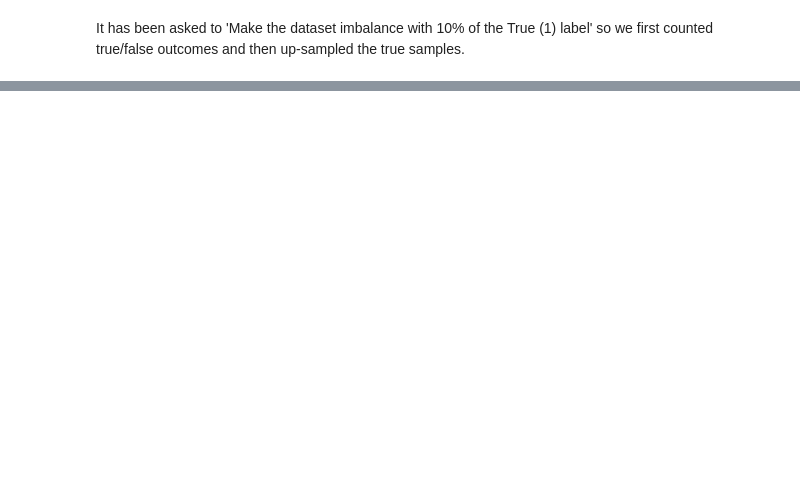
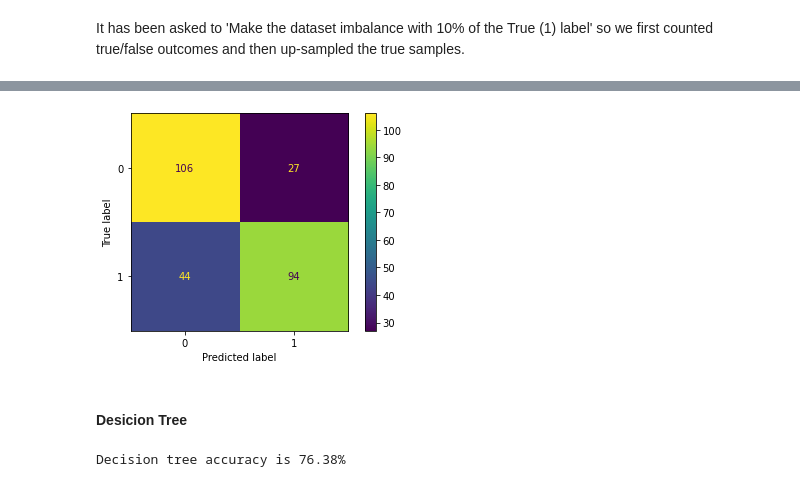
Before and after one commit to mahdigheidi/PimaIndiansDiabetes, a Jupyter notebook: task_notebook.ipynb, the cells around one changed output, grey strips where cells are left out. Saved outputs shown, nothing was run; the diff lists cells and outputs as text; code cells hidden in the pictures; blank space fills up the shorter version.

```diff
--- a/task_notebook.ipynb
+++ b/task_notebook.ipynb
@@ -105,0 +179,16 @@ ModuleNotFoundError: No module named 'imblearn'
+# %%
+plot_confusion_matrix(knn, X_test, y_test)
+plt.show()
+# %% [output]
+[figure, added]
+# %% [markdown]
+#### Desicion Tree
+# %%
+from sklearn import tree
+d_tree=tree.DecisionTreeClassifier()
+d_tree.fit(X_train,y_train)
+predicted_tree=d_tree.predict(X_test)
+accuracy_tree=metrics.accuracy_score(y_test,predicted_tree)
+print(f'Decision tree accuracy is {round(accuracy_tree * 100, 2)}%')
+# %% [output]
+Decision tree accuracy is 76.38%
```
Also changed, not shown: parts of 23 cells of this notebook.
